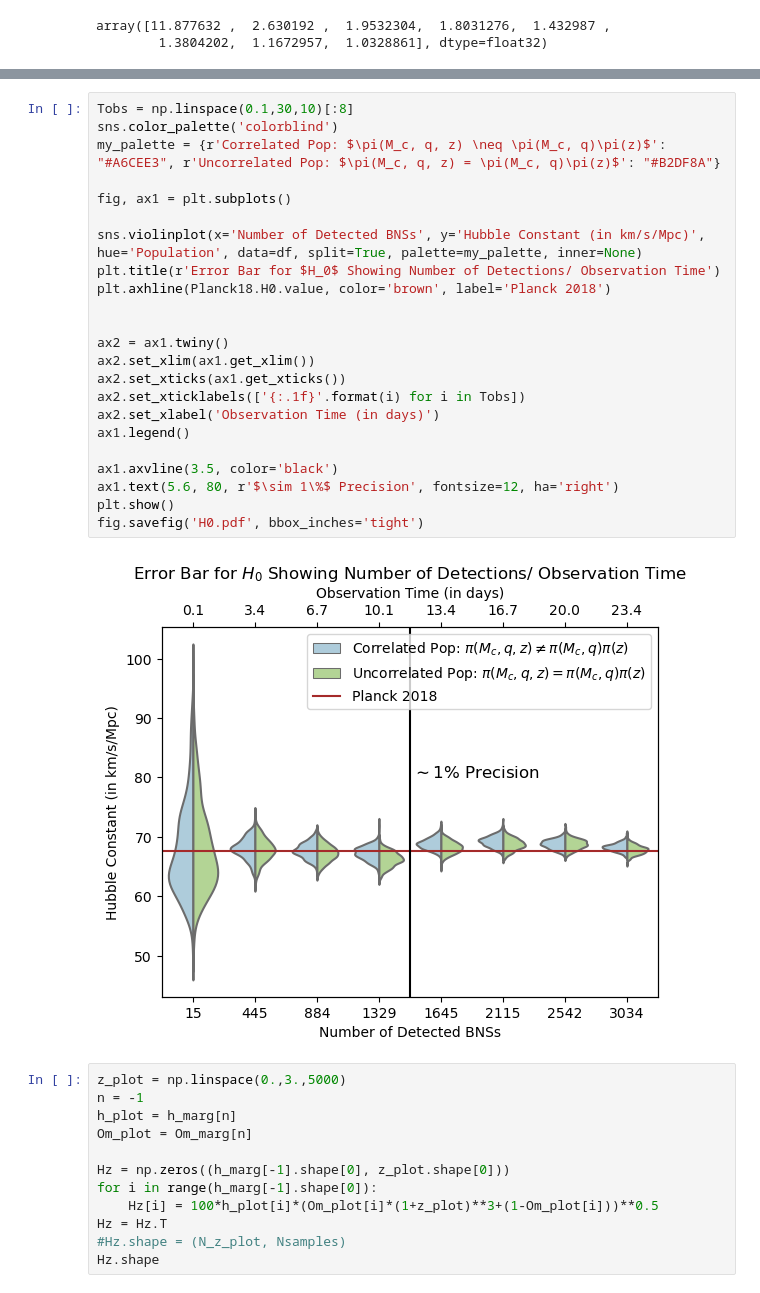
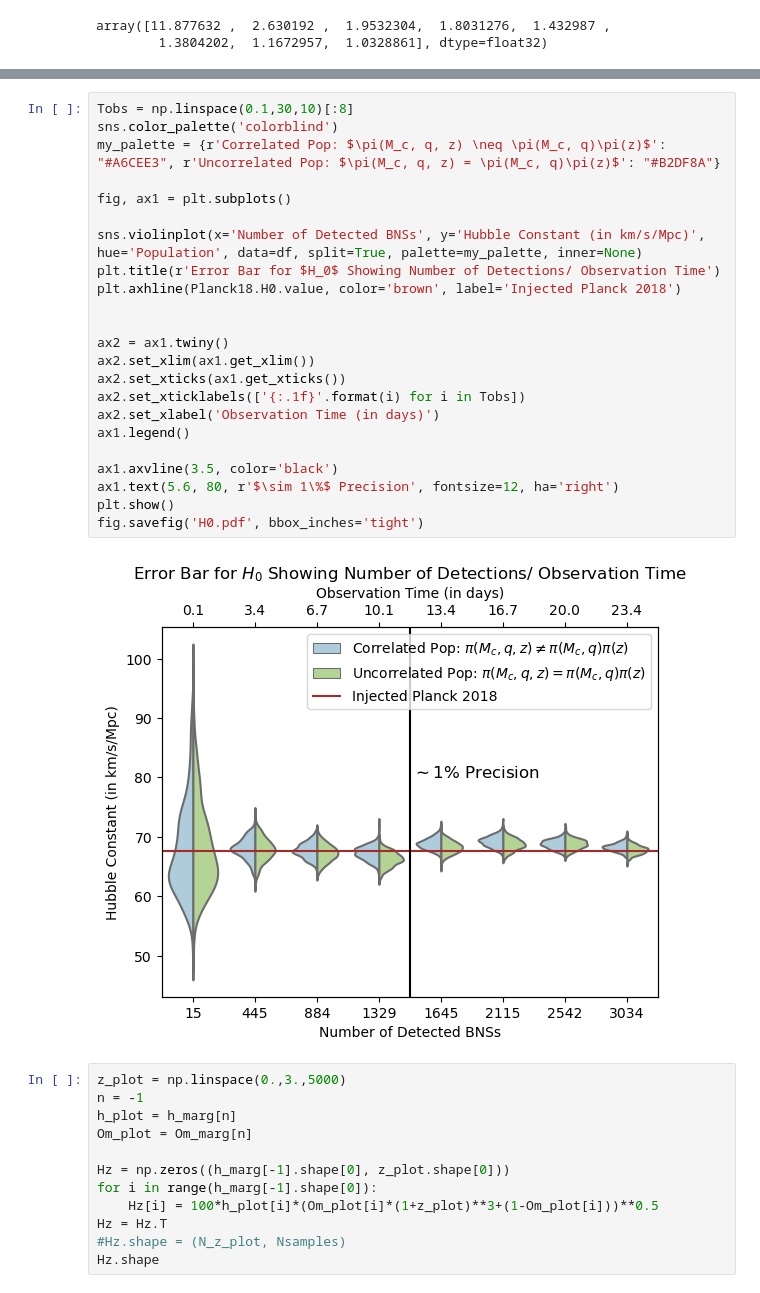
Before and after one commit to SoumendraRoy/RedevolBNS, a Jupyter notebook: Results/Plots.ipynb, the cells around one changed output, grey strips where cells are left out. Drawn from its saved outputs; the diff is of its cells as text.

```diff
--- a/Results/Plots.ipynb
+++ b/Results/Plots.ipynb
@@ -99,28 +99,28 @@ print(df)
 # %%
 Tobs = np.linspace(0.1,30,10)[:8]
 sns.color_palette('colorblind')
 my_palette = {r'Correlated Pop: $\pi(M_c, q, z) \neq \pi(M_c, q)\pi(z)$': "#A6CEE3", r'Uncorrelated Pop: $\pi(M_c, q, z) = \pi(M_c, q)\pi(z)$': "#B2DF8A"}
 
 fig, ax1 = plt.subplots()
 
 sns.violinplot(x='Number of Detected BNSs', y='Hubble Constant (in km/s/Mpc)', hue='Population', data=df, split=True, palette=my_palette, inner=None)
 plt.title(r'Error Bar for $H_0$ Showing Number of Detections/ Observation Time')
-plt.axhline(Planck18.H0.value, color='brown', label='Planck 2018')
+plt.axhline(Planck18.H0.value, color='brown', label='Injected Planck 2018')
 
 
 ax2 = ax1.twiny()
 ax2.set_xlim(ax1.get_xlim())
 ax2.set_xticks(ax1.get_xticks())
 ax2.set_xticklabels(['{:.1f}'.format(i) for i in Tobs])
 ax2.set_xlabel('Observation Time (in days)')
 ax1.legend()
 
 ax1.axvline(3.5, color='black')
 ax1.text(5.6, 80, r'$\sim 1\%$ Precision', fontsize=12, ha='right')
 plt.show()
 fig.savefig('H0.pdf', bbox_inches='tight')
 # %% [output]
-[figure, old version]
+[figure, new version]
 # %%
 z_plot = np.linspace(0.,3.,5000)
 n = -1
```
Also changed, not shown: 22 other files.
